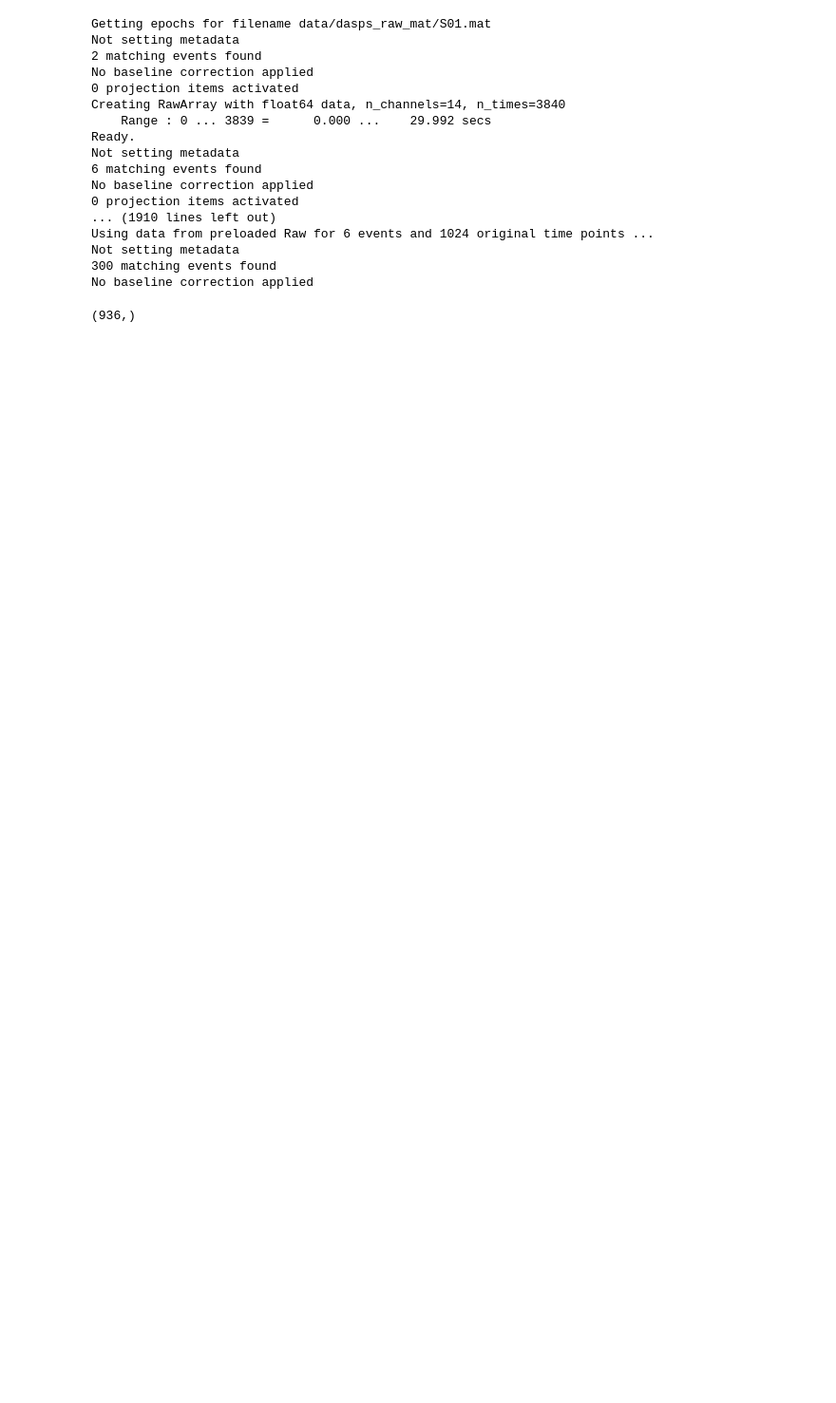
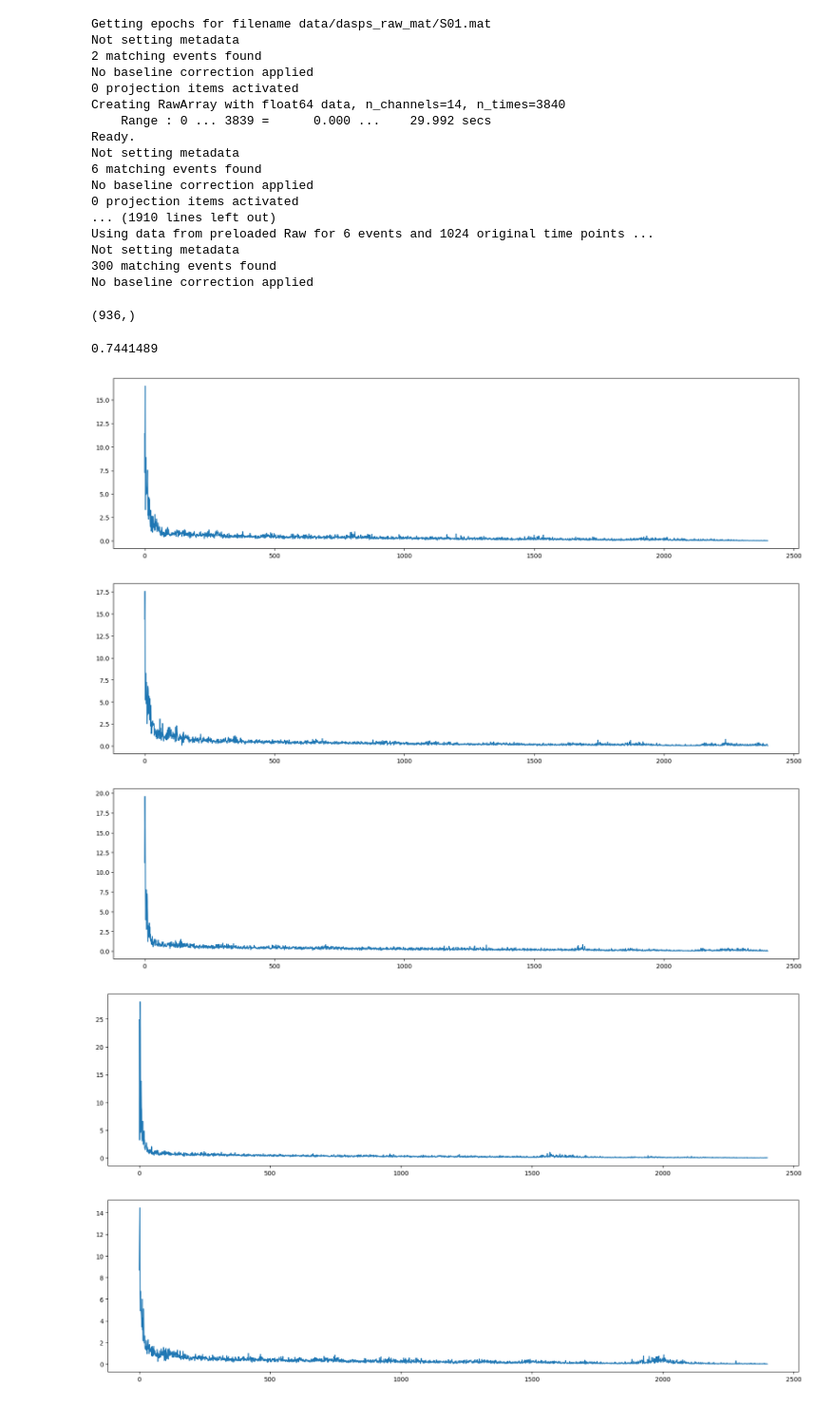
Before and after one commit to JakubBlaha/thesis, a Jupyter notebook: cnn.ipynb, the cells around one changed output. Shown at 95% size. Drawn from its saved outputs; the diff is of its cells as text; code cells hidden in the pictures; blank space fills up the shorter version.

```diff
--- a/cnn.ipynb
+++ b/cnn.ipynb
@@ -69,6 +69,8 @@ def train_and_evaluate():
 
     for epoch in tqdm(range(num_epochs)):
         for data, targets in train_loader:
+            print(data.shape)
+
             t = tensor(data, dtype=torch.float32)
 
             scores = model.forward(t)
@@ -98,10 +100,17 @@ def train_and_evaluate():
             num_correct += (predictions == labels).sum()
             num_samples += predictions.size(0)
 
+    plt.figure(figsize=(20, 5))
+    plt.plot(losses)
+
     return num_correct/num_samples
-
-    # plt.figure(figsize=(20, 5))
-    # plt.plot(losses)
 # %%
-acc = [train_and_evaluate() for i in range(5)]
+acc = [train_and_evaluate() for i in range(10)]
 np.mean(acc)
+# %% [output]
+0.7441489
+[figure, added]
+[figure, added]
+[figure, added]
+[figure, added]
+[figure, added]
```
Also changed, not shown: parts of 1 cell of this notebook, 5 other files.
